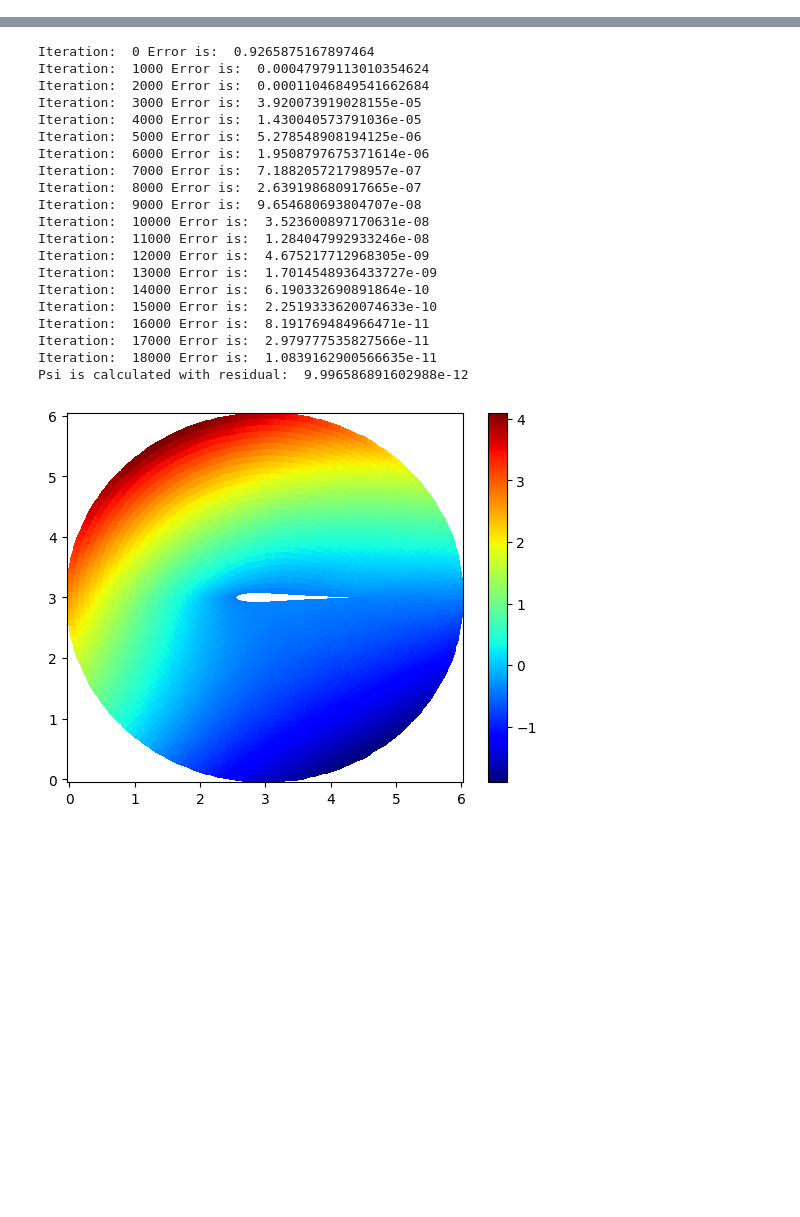
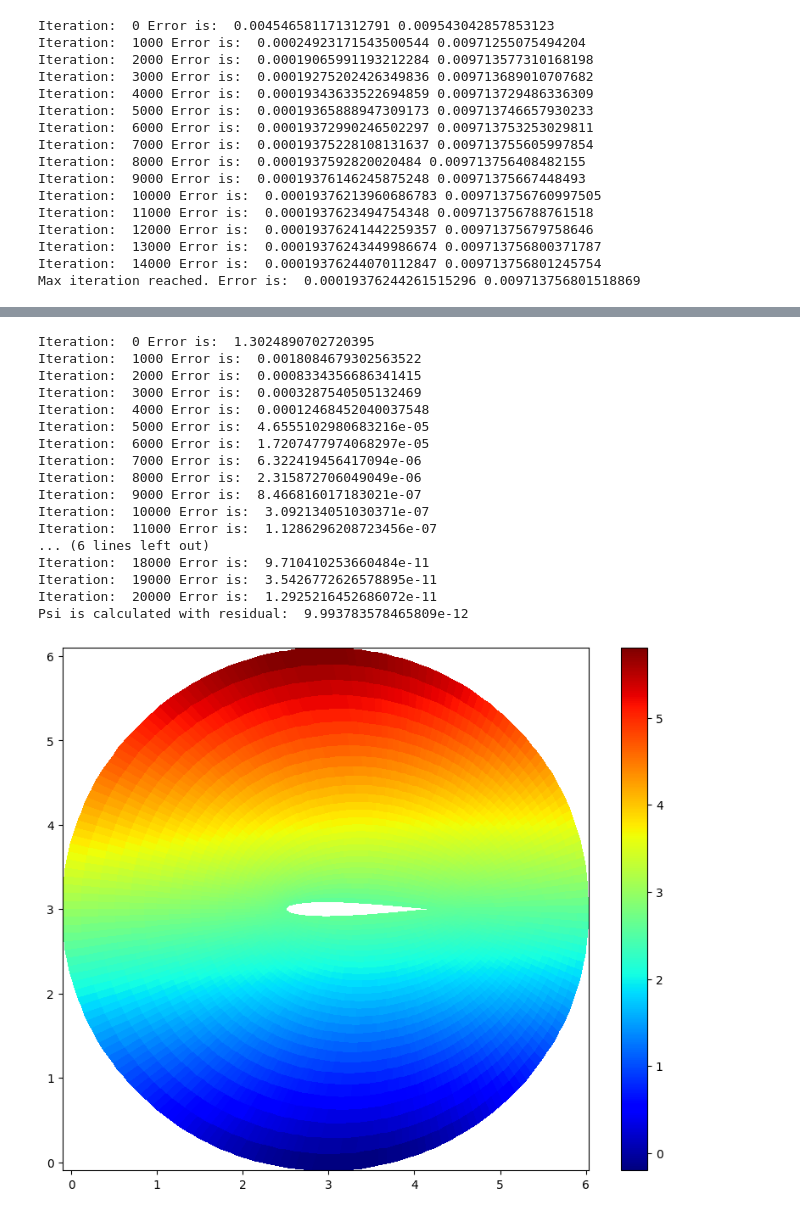
Before and after one commit to MehmetHakanSari/PotentialSolver, a Jupyter notebook: trials.ipynb, the cells around one changed output, grey strips where cells are left out. Saved outputs shown, nothing was run; the diff lists cells and outputs as text; code cells hidden in the pictures; blank space fills up the shorter version.

```diff
--- a/trials.ipynb
+++ b/trials.ipynb
@@ -155,7 +155,7 @@ space_trial = ElippticMesh(node_numbers, naca0012, circleee)
 space_trial.create_elipticmesh()
 space_trial.plot_mesh()
 Vinf = 1
-AOA = np.pi / 6 * 0
+AOA = np.pi / 49
 Out_psi = - space_trial.X[-1, :] * Vinf * np.sin(AOA) + space_trial.Y[-1, :] * Vinf * np.cos(AOA)
 BCvalues = {'Out': Out_psi, 'In': 0, 'Cut1': 0, 'Cut2': 0}
 stream_naca0012 = eliptic_PDE_solver(space_trial, BCvalues)
@@ -212,3 +212,19 @@ psi = stream_naca0012.solution
 # solution.streamplot()
 # solution.quiver()
 # %% [output]
+Iteration:  0 Error is:  0.004546581171312791 0.009543042857853123
+Iteration:  1000 Error is:  0.00024923171543500544 0.00971255075494204
+Iteration:  2000 Error is:  0.00019065991193212284 0.009713577310168198
+Iteration:  3000 Error is:  0.00019275202426349836 0.009713689010707682
+Iteration:  4000 Error is:  0.00019343633522694859 0.009713729486336309
+Iteration:  5000 Error is:  0.00019365888947309173 0.009713746657930233
+Iteration:  6000 Error is:  0.00019372990246502297 0.009713753253029811
+Iteration:  7000 Error is:  0.00019375228108131637 0.009713755605997854
+Iteration:  8000 Error is:  0.0001937592820020484 0.009713756408482155
+Iteration:  9000 Error is:  0.00019376146245875248 0.00971375667448493
+Iteration:  10000 Error is:  0.00019376213960686783 0.009713756760997505
+Iteration:  11000 Error is:  0.0001937623494754348 0.009713756788761518
+Iteration:  12000 Error is:  0.00019376241442259357 0.00971375679758646
+Iteration:  13000 Error is:  0.00019376243449986674 0.009713756800371787
+Iteration:  14000 Error is:  0.00019376244070112847 0.009713756801245754
+Max iteration reached. Error is:  0.00019376244261515296 0.009713756801518869
@@ -216,21 +232,18 @@ psi = stream_naca0012.solution
-Iteration:  0 Error is:  0.9265875167897464
-Iteration:  1000 Error is:  0.00047979113010354624
-Iteration:  2000 Error is:  0.00011046849541662684
-Iteration:  3000 Error is:  3.920073919028155e-05
-Iteration:  4000 Error is:  1.430040573791036e-05
-Iteration:  5000 Error is:  5.278548908194125e-06
-Iteration:  6000 Error is:  1.9508797675371614e-06
-Iteration:  7000 Error is:  7.188205721798957e-07
-Iteration:  8000 Error is:  2.639198680917665e-07
-Iteration:  9000 Error is:  9.654680693804707e-08
-Iteration:  10000 Error is:  3.523600897170631e-08
-Iteration:  11000 Error is:  1.284047992933246e-08
-Iteration:  12000 Error is:  4.675217712968305e-09
-Iteration:  13000 Error is:  1.7014548936433727e-09
-Iteration:  14000 Error is:  6.190332690891864e-10
-Iteration:  15000 Error is:  2.2519333620074633e-10
-Iteration:  16000 Error is:  8.191769484966471e-11
-Iteration:  17000 Error is:  2.979777535827566e-11
-Iteration:  18000 Error is:  1.0839162900566635e-11
-Psi is calculated with residual:  9.996586891602988e-12
+Iteration:  0 Error is:  1.3024890702720395
+Iteration:  1000 Error is:  0.0018084679302563522
+Iteration:  2000 Error is:  0.0008334356686341415
+Iteration:  3000 Error is:  0.0003287540505132469
+Iteration:  4000 Error is:  0.00012468452040037548
+Iteration:  5000 Error is:  4.6555102980683216e-05
+Iteration:  6000 Error is:  1.7207477974068297e-05
+Iteration:  7000 Error is:  6.322419456417094e-06
+Iteration:  8000 Error is:  2.315872706049049e-06
+Iteration:  9000 Error is:  8.466816017183021e-07
+Iteration:  10000 Error is:  3.092134051030371e-07
+Iteration:  11000 Error is:  1.1286296208723456e-07
+... (6 lines left out)
+Iteration:  18000 Error is:  9.710410253660484e-11
+Iteration:  19000 Error is:  3.5426772626578895e-11
+Iteration:  20000 Error is:  1.2925216452686072e-11
+Psi is calculated with residual:  9.993783578465809e-12
-[figure, old version]
+[figure, new version]
```
Also changed, not shown: parts of 2 cells of this notebook, 2 other files.
